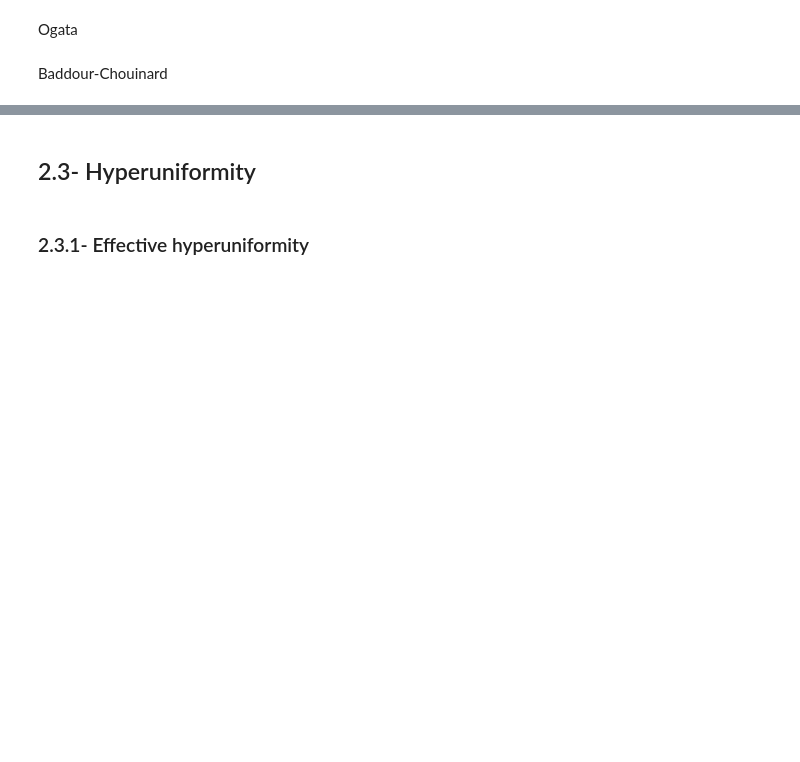
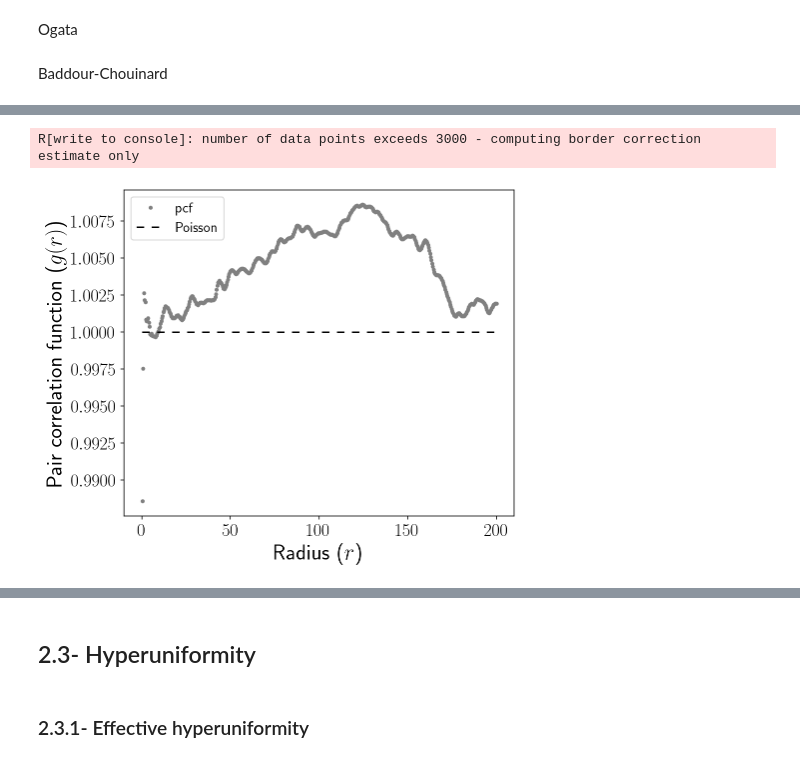
Before and after one commit to For-a-few-DPPs-more/structure-factor, a Jupyter notebook: notebooks/paper_notebook/new_paper_notebook.ipynb, the cells around one changed output, grey strips where cells are left out. Drawn from its saved outputs; the diff is of its cells as text; code cells hidden in the pictures; blank space fills up the shorter version.

```diff
--- a/notebooks/paper_notebook/new_paper_notebook.ipynb
+++ b/notebooks/paper_notebook/new_paper_notebook.ipynb
@@ -649,0 +700,15 @@ sf_poisson_ball.plot_isotropic_estimator(k_norm, s_hbc, error_bar=True, bins=20,
+# %%
+from structure_factor.pair_correlation_function import PairCorrelationFunction as pcf
+
+poisson_pcf_fv = pcf.estimate(poisson_pp_big, method="fv", Kest=dict(rmax=200), fv=dict(method="b", spar=0.3))
+pcf.plot(poisson_pcf_fv, figsize=(7,6),
+         color=['grey'], style=["."],
+         file_name="pcf_fv_poisson.png")
+
+r=poisson_pcf_fv["r"]
+pcf_r = poisson_pcf_fv["pcf"]
+poisson_pcf_fct = pcf.interpolate(r=r, pcf_r=pcf_r, clean=True, drop=True)
+r_max = np.max(r)
+# %% [output]
+R[write to console]: number of data points exceeds 3000 - computing border correction estimate only
+[figure, added]
```
Also changed, not shown: parts of 20 cells of this notebook.
